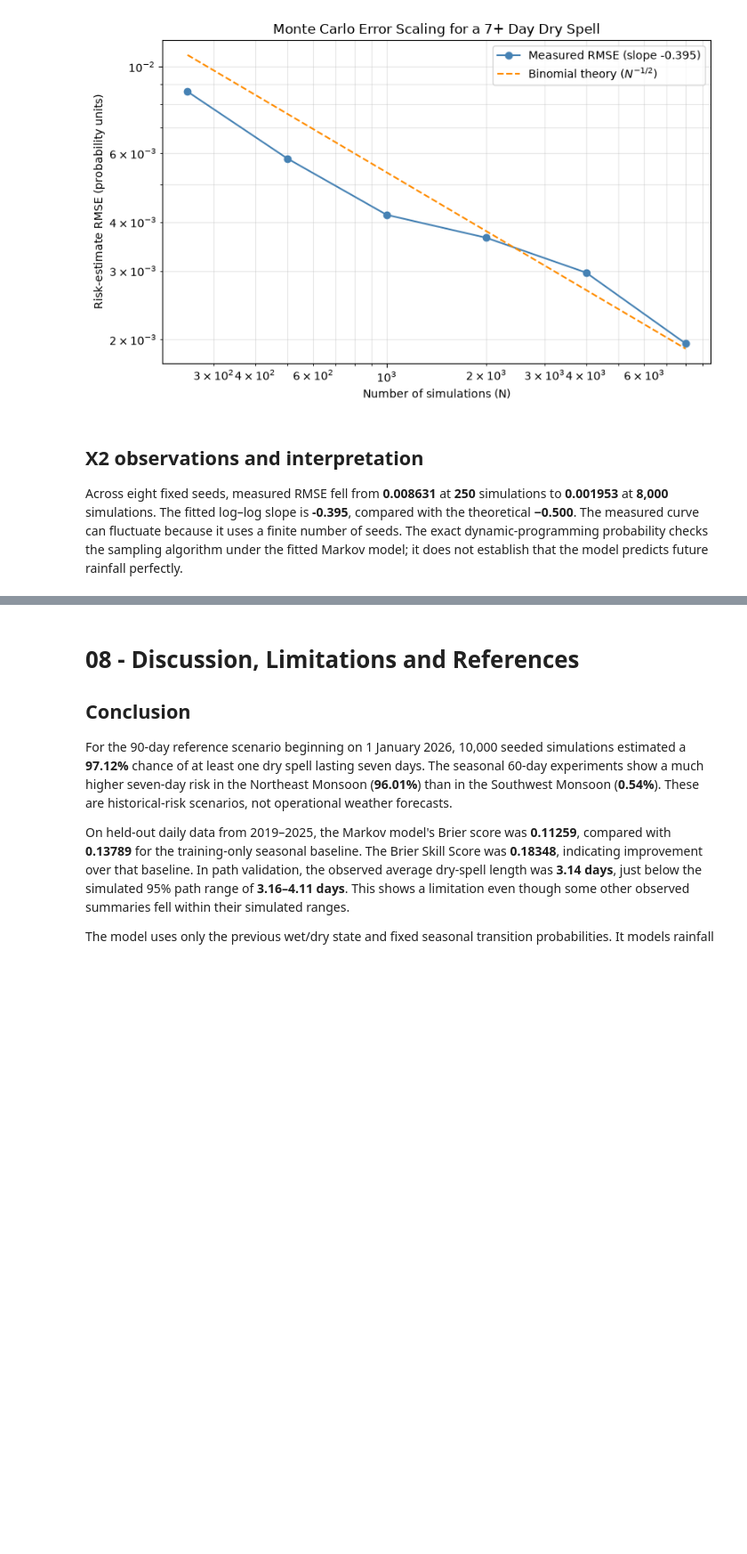
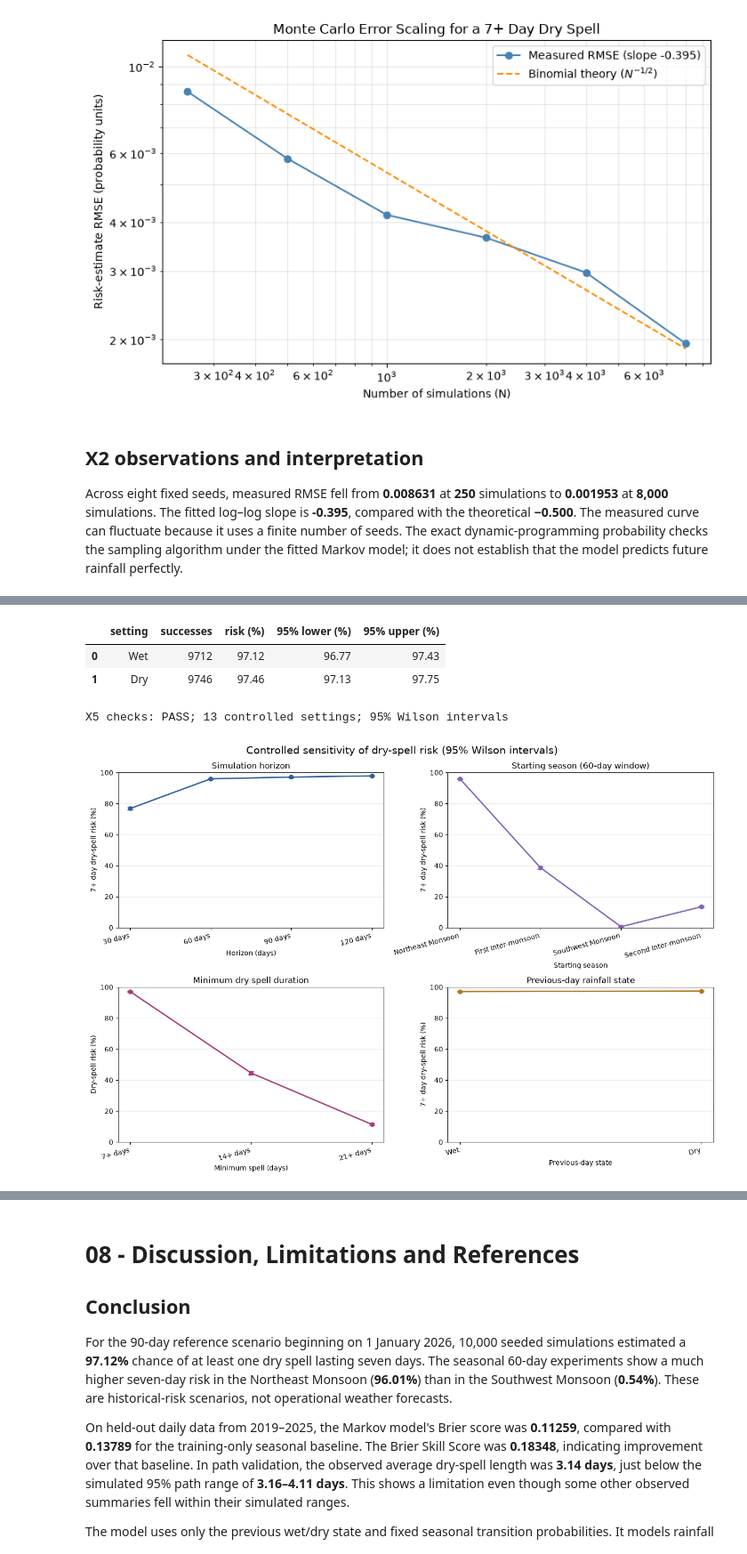
Before and after one commit to NikiniBandara/colombo-monsoon-dry-spell-simulator, a Jupyter notebook: notebook/colombo-monsoon-dry-spell-simulator.ipynb, the cells around one changed output, grey strips where cells are left out. Shown at 89% size. Drawn from its saved outputs; the diff is of its cells as text; code cells hidden in the pictures; blank space fills up the shorter version.

Commit message:
Add systematic sensitivity and uncertainty analysis

```diff
--- a/notebook/colombo-monsoon-dry-spell-simulator.ipynb
+++ b/notebook/colombo-monsoon-dry-spell-simulator.ipynb
@@ -2382,0 +2467,8 @@ Across eight fixed seeds, measured RMSE fell from **0.008631** at **250** simula
+# %%
+season_rows = []
+for season, start in season_start_dates.items():
+    season_rows.append(sensitivity_record(
+        "Starting season", season, start, 60, 7, 0, existing_risk(season, 7)
+    ))
+season_sensitivity = pd.DataFrame(season_rows)
+show_sensitivity(season_sensitivity)
@@ -2382,0 +2496,69 @@ Across eight fixed seeds, measured RMSE fell from **0.008631** at **250** simula
+# %%
+_, dry_initial_paths = simulate_rainfall("2026-01-01", 90, 10000, 1, 42)
+dry_initial_successes = int(
+    analyse_simulations(dry_initial_paths)["has_7_day_spell"].sum()
+)
+state_sensitivity = pd.DataFrame([
+    sensitivity_record("Previous-day state", "Wet", "2026-01-01", 90, 7, 0,
+                       existing_risk("90-day scenario", 7)),
+    sensitivity_record("Previous-day state", "Dry", "2026-01-01", 90, 7, 1,
+                       dry_initial_successes),
+])
+show_sensitivity(state_sensitivity)
+# %% [output]
+|  | setting | successes | risk (%) | 95% lower (%) | 95% upper (%) |
+| 0 | Wet | 9712 | 97.12 | 96.77 | 97.43 |
+| 1 | Dry | 9746 | 97.46 | 97.13 | 97.75 |
+# %%
+sensitivity_tables = [horizon_sensitivity, season_sensitivity,
+                      spell_sensitivity, state_sensitivity]
+sensitivity_summary = pd.concat(sensitivity_tables, ignore_index=True)
+assert len(sensitivity_summary) == 13
+assert (sensitivity_summary["simulations"] == 10000).all()
+assert (sensitivity_summary["seed"] == 42).all()
+assert sensitivity_summary["successes"].between(0, 10000).all()
+assert sensitivity_summary["probability"].between(
+    sensitivity_summary["ci_lower"], sensitivity_summary["ci_upper"]
+).all()
+assert sensitivity_summary[["ci_lower", "ci_upper"]].ge(0).all().all()
+assert sensitivity_summary[["ci_lower", "ci_upper"]].le(1).all().all()
+assert sensitivity_summary.loc[
+    (sensitivity_summary["parameter"] == "Horizon")
+    & (sensitivity_summary["horizon_days"] == 90), "successes"
+].iloc[0] == 9712
+
+sensitivity_summary.to_csv(RESULTS / "sensitivity_analysis.csv", index=False)
+print("X5 checks: PASS; 13 controlled settings; 95% Wilson intervals")
+# %% [output]
+X5 checks: PASS; 13 controlled settings; 95% Wilson intervals
+# %%
+fig, axes = plt.subplots(2, 2, figsize=(13, 9))
+plot_groups = [
+    (horizon_sensitivity, "Simulation horizon", "Horizon (days)", "#315E9C"),
+    (season_sensitivity, "Starting season (60-day window)", "Starting season", "#8063B6"),
+    (spell_sensitivity, "Minimum dry spell duration", "Minimum spell (days)", "#A83C76"),
+    (state_sensitivity, "Previous-day rainfall state", "Previous-day state", "#B4741B"),
+]
+
+for ax, (table, title, x_label, color) in zip(axes.flat, plot_groups):
+    x = np.arange(len(table))
+    probability = 100 * table["probability"].to_numpy()
+    lower = 100 * (table["probability"] - table["ci_lower"]).to_numpy()
+    upper = 100 * (table["ci_upper"] - table["probability"]).to_numpy()
+    ax.errorbar(x, probability, yerr=[lower, upper], fmt="o-", capsize=4,
+                color=color, linewidth=2, markersize=6)
+    ax.set_xticks(x, table["setting"], rotation=15, ha="right")
+    ax.set_title(title)
+    ax.set_xlabel(x_label)
+    ax.set_ylabel("7+ day dry-spell risk (%)" if title != "Minimum dry spell duration"
+                  else "Dry-spell risk (%)")
+    ax.set_ylim(0, 100)
+    ax.grid(axis="y", alpha=0.25)
+
+fig.suptitle("Controlled sensitivity of dry-spell risk (95% Wilson intervals)", fontsize=15)
+fig.tight_layout()
+fig.savefig(ROOT / "figures" / "sensitivity_analysis.png", dpi=160,
+            bbox_inches="tight")
+plt.show()
+# %% [output]
+[figure, added]
```
Also changed, not shown: parts of 7 cells of this notebook, 3 other files.
